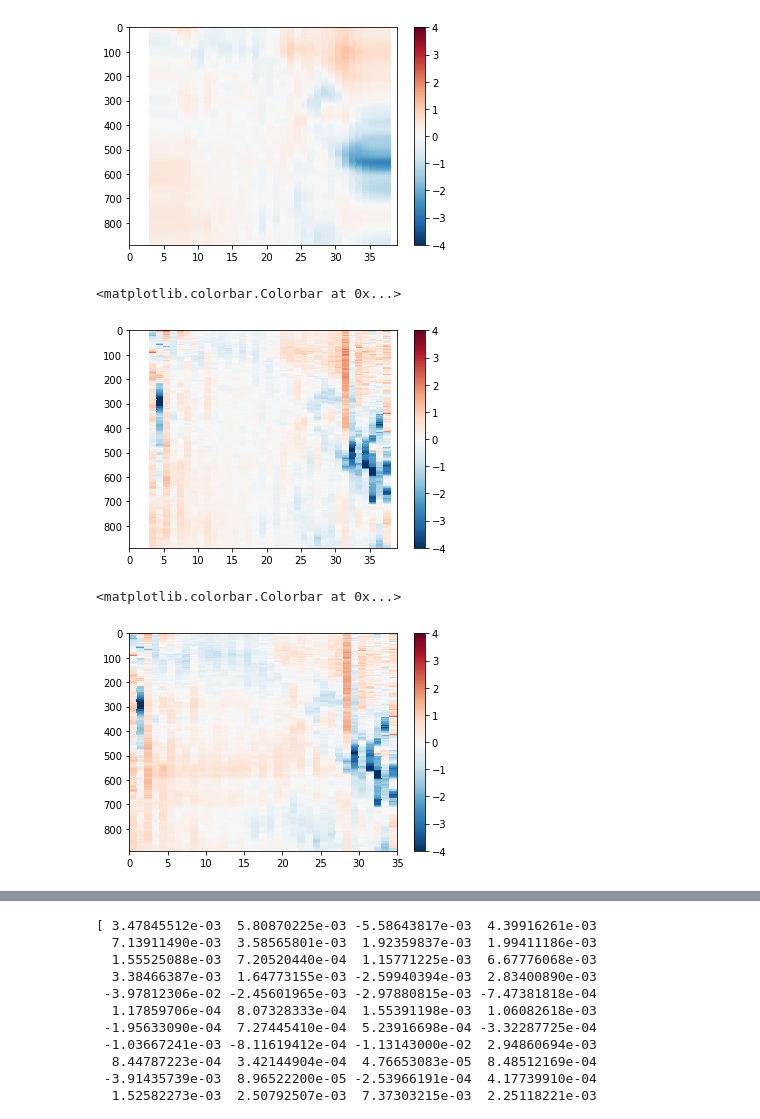
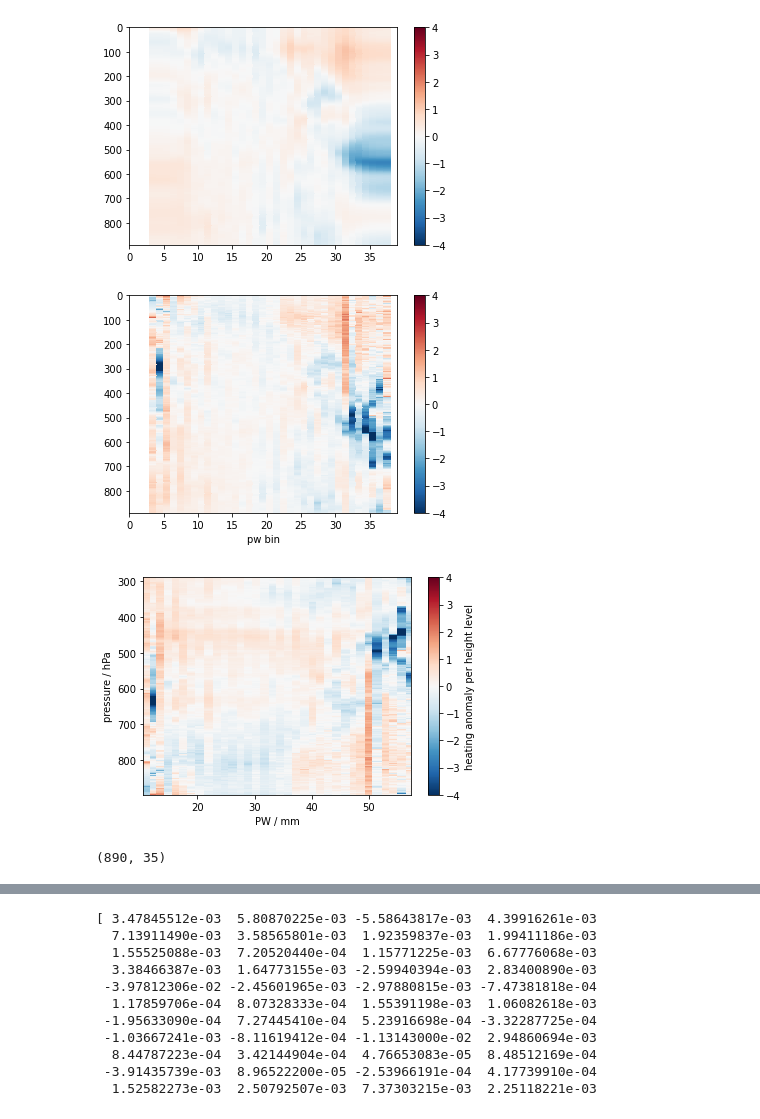
Before and after one commit to observingClouds/trade-wind-course_2021, a Jupyter notebook: PW_sorted_HeatingProfiles.ipynb, the cells around one changed output, grey strips where cells are left out. Cells and saved outputs as stored; diff of their text form; code cells hidden in the pictures.

```diff
--- a/PW_sorted_HeatingProfiles.ipynb
+++ b/PW_sorted_HeatingProfiles.ipynb
@@ -189,7 +189,7 @@ plt.colorbar()
 # %%
 plt.pcolormesh(ds_radiation_grp.heating_anomaly.T, cmap="RdBu_r", vmin=-4, vmax=4)
 plt.gca().invert_yaxis()
 plt.colorbar()
+plt.xlabel('pw bin');
 # %% [output]
-<matplotlib.colorbar.Colorbar at 0x...>
-[figure, old version]
+[figure, new version]
@@ -201,12 +197,13 @@ ds_radiation_mean = ds_radiation_grp.dropna("pw_bins", how="all")
 heating_anomaly = (ds_radiation_mean.q_rad - np.nanmean(ds_radiation_mean.q_rad,axis=0)) # axis 0 is altitude
 ds_radiation_mean["heating_anomaly_2"] = xr.DataArray(heating_anomaly, dims = ["pw_bins", "alt"])
 # %%
-plt.pcolormesh(ds_radiation_mean.heating_anomaly_2.T, cmap="RdBu_r", vmin=-4, vmax=4)
+plt.pcolormesh(ds_radiation_mean.pw, ds_radiation_mean.pressure.mean(dim='pw_bins')/100, ds_radiation_mean.heating_anomaly_2.T, cmap="RdBu_r", vmin=-4, vmax=4)
 plt.gca().invert_yaxis()
-plt.colorbar()
+plt.xlabel("PW / mm")
+plt.ylabel("pressure / hPa")
+plt.colorbar(label='heating anomaly per height level');
 # %% [output]
-<matplotlib.colorbar.Colorbar at 0x...>
-[figure, old version]
+[figure, new version]
 # %%
 omega_clear_2 = circ.wtg(ds_radiation_mean.temperature*units.kelvin,ds_radiation_mean.theta*units.kelvin,
                   ds_radiation_mean.heating_anomaly_2 *units.kelvin/units.day,
@@ -218,0 +216,4 @@ ds_radiation_mean["omega_clear_2"] = xr.DataArray(omega_clear_2.metpy.magnitude,
+# %%
+omega_clear_smooth.shape
+# %% [output]
+(890, 35)
```
Also changed, not shown: parts of 15 cells of this notebook.
